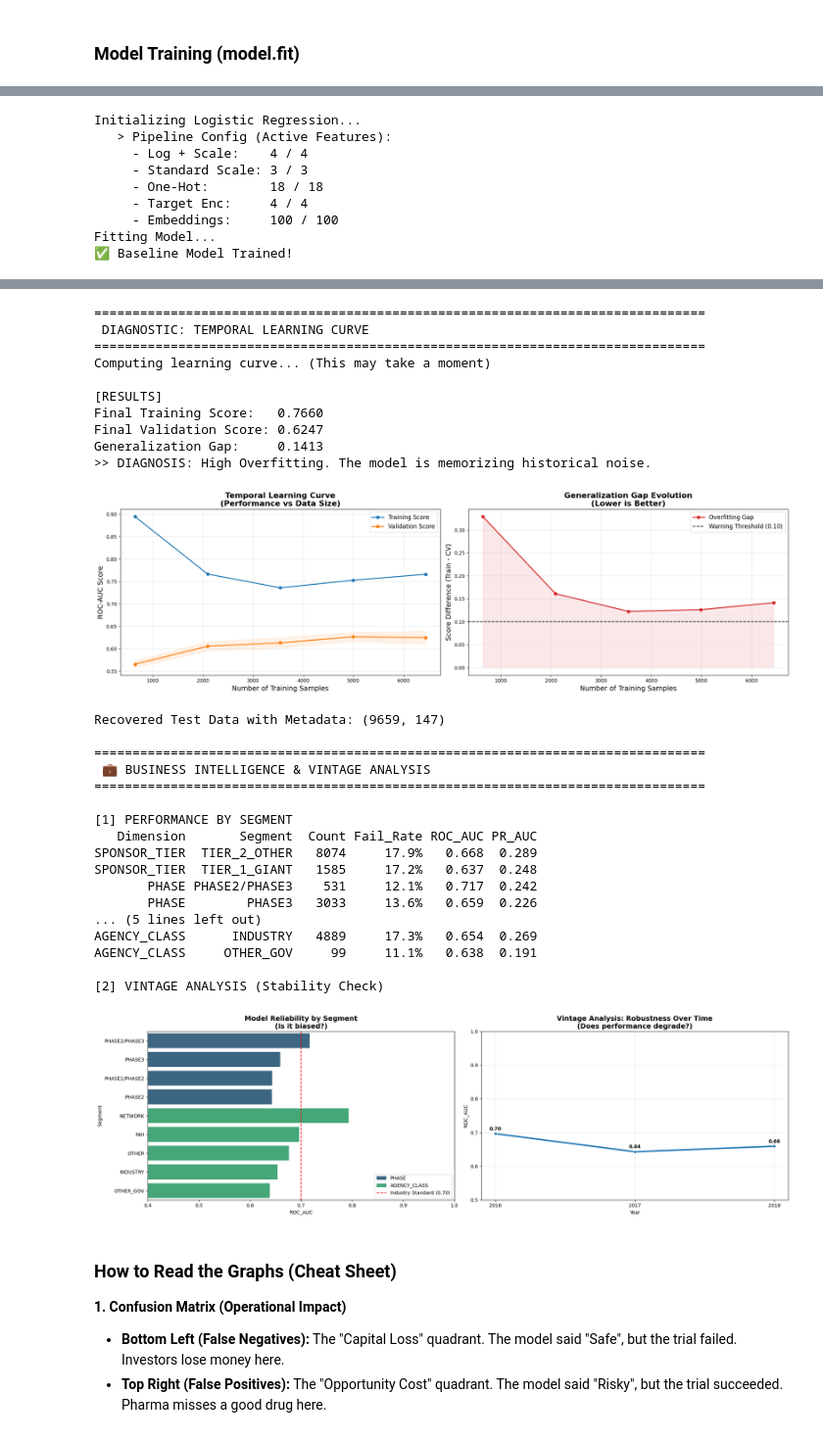
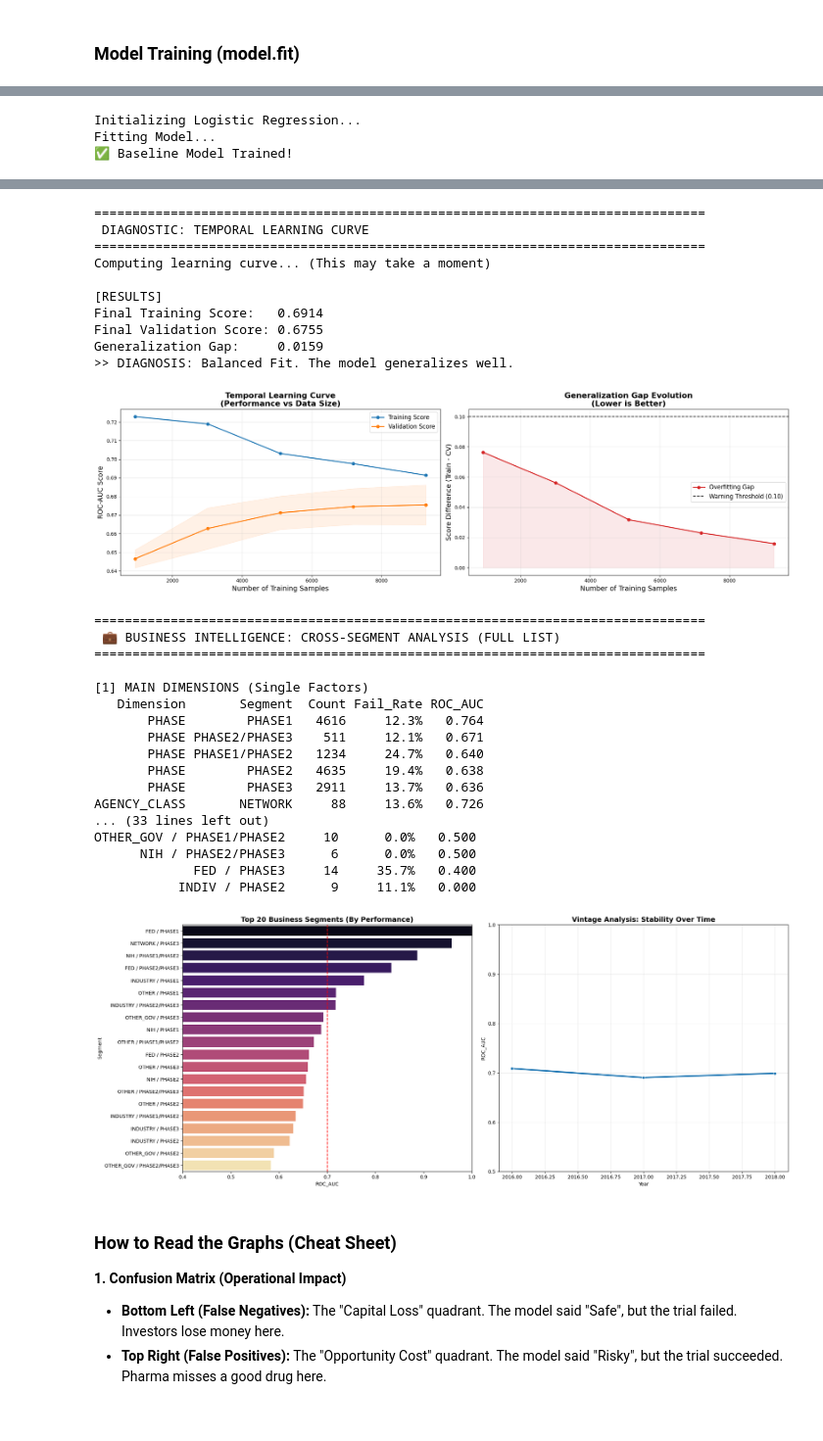
Before and after one commit to delaunan/clintrialpredict, a Jupyter notebook: WP0_baseline/LR_OPT.ipynb, the cells around one changed output, grey strips where cells are left out. Shown: that part at 98% size. Drawn from its saved outputs; the diff is of its cells as text; code cells hidden in the pictures.

Commit message:
model fit and joblib and cleaning

```diff
--- a/WP0_baseline/LR_OPT.ipynb
+++ b/WP0_baseline/LR_OPT.ipynb
@@ -151,12 +137,12 @@ Index(['phase', 'number_of_arms', 'has_dmc', 'is_fda_regulated_drug',
 # %%
 from sklearn.linear_model import LogisticRegression
-from src.data.preprocessing_x import smart_preprocessor
+from src.prep.preprocessing import preprocessor
 from sklearn.pipeline import Pipeline
 
 # --- 1. Define the Model ---
 print("Initializing Logistic Regression...")
 model = Pipeline([
-    ('preprocessor', smart_preprocessor(X_train)),
+    ('preprocessor', preprocessor()),
     ('classifier', LogisticRegression(
         # --- Critical ---
         class_weight='balanced',
@@ -180,12 +166,6 @@ model.fit(X_train, y_train)
 print("✅ Baseline Model Trained!")
 # %% [output]
 Initializing Logistic Regression...
-   > Pipeline Config (Active Features):
-     - Log + Scale:    4 / 4
-     - Standard Scale: 3 / 3
-     - One-Hot:        18 / 18
-     - Target Enc:     4 / 4
-     - Embeddings:     100 / 100
 Fitting Model...
 ✅ Baseline Model Trained!
 # %%
@@ -203,21 +183,25 @@ from src.models.evaluate import plot_learning_curve
 
 plot_learning_curve(model, X_train, y_train, cv=5)
 
-from src.models.evaluate import evaluate_business_slices
+from src.models.evaluate_01 import evaluate_business_slices
 
-# 1. Manually recreate the Test Split to keep ALL columns (Metadata)
-# We use the exact same logic: Sort by Date -> Take the last 20%
+# 1. Manually recreate the Test Split (Metadata + Features)
 df_sorted = df.sort_values('start_date').reset_index(drop=True)
 split_index = int(len(df_sorted) * 0.80)
-
-# This df_test_full contains 'phase', 'agency_class', etc.
 df_test_full = df_sorted.iloc[split_index:].copy()
 
-print(f"Recovered Test Data with Metadata: {df_test_full.shape}")
+# ---------------------------------------------------------
+# CRITICAL FIX: Generate Predictions First
+# ---------------------------------------------------------
+# We assume 'X_test' is the encoded feature set you used to validate the model.
+# It must match the rows of df_test_full exactly.
+df_test_full['y_prob'] = model.predict_proba(X_test)[:, 1]
 
+# ---------------------------------------------------------
 # 2. Run the Business Analysis
-# Note: We pass 'model_lr' (or 'model') and the full dataframe
-evaluate_business_slices(model, df_test_full)
+# ---------------------------------------------------------
+# Correct Call: Pass ONLY the dataframe (now containing 'y_prob')
+evaluate_business_slices(df_test_full)
 # %% [output]
 ================================================================================
  PERFORMANCE AUDIT: Logistic Regression (Baseline)
@@ -240,32 +224,32 @@ evaluate_business_slices(model, df_test_full)
 ================================================================================
  DIAGNOSTIC: TEMPORAL LEARNING CURVE
 ================================================================================
 Computing learning curve... (This may take a moment)
 
 [RESULTS]
-Final Training Score:   0.7660
-Final Validation Score: 0.6247
-Generalization Gap:     0.1413
->> DIAGNOSIS: High Overfitting. The model is memorizing historical noise.
+Final Training Score:   0.6914
+Final Validation Score: 0.6755
+Generalization Gap:     0.0159
+>> DIAGNOSIS: Balanced Fit. The model generalizes well.
-[figure, old version]
+[figure, new version]
-Recovered Test Data with Metadata: (9659, 147)
-
 ================================================================================
- 💼 BUSINESS INTELLIGENCE & VINTAGE ANALYSIS
+ 💼 BUSINESS INTELLIGENCE: CROSS-SEGMENT ANALYSIS (FULL LIST)
 ================================================================================
 
-[1] PERFORMANCE BY SEGMENT
-   Dimension       Segment  Count Fail_Rate ROC_AUC PR_AUC
-SPONSOR_TIER  TIER_2_OTHER   8074     17.9%   0.668  0.289
-SPONSOR_TIER  TIER_1_GIANT   1585     17.2%   0.637  0.248
-       PHASE PHASE2/PHASE3    531     12.1%   0.717  0.242
-       PHASE        PHASE3   3033     13.6%   0.659  0.226
-... (5 lines left out)
-AGENCY_CLASS      INDUSTRY   4889     17.3%   0.654  0.269
-AGENCY_CLASS     OTHER_GOV     99     11.1%   0.638  0.191
-
-[2] VINTAGE ANALYSIS (Stability Check)
+[1] MAIN DIMENSIONS (Single Factors)
+   Dimension       Segment  Count Fail_Rate ROC_AUC
+       PHASE        PHASE1   4616     12.3%   0.764
+       PHASE PHASE2/PHASE3    511     12.1%   0.671
+       PHASE PHASE1/PHASE2   1234     24.7%   0.640
+       PHASE        PHASE2   4635     19.4%   0.638
+       PHASE        PHASE3   2911     13.7%   0.636
+AGENCY_CLASS       NETWORK     88     13.6%   0.726
+... (33 lines left out)
+OTHER_GOV / PHASE1/PHASE2     10      0.0%   0.500
+      NIH / PHASE2/PHASE3      6      0.0%   0.500
+             FED / PHASE3     14     35.7%   0.400
+           INDIV / PHASE2      9     11.1%   0.000
-[figure, old version]
+[figure, new version]
 # %% [markdown]
 ### How to Read the Graphs (Cheat Sheet)
 
```
Also changed, not shown: parts of 7 cells of this notebook, 28 other files.
